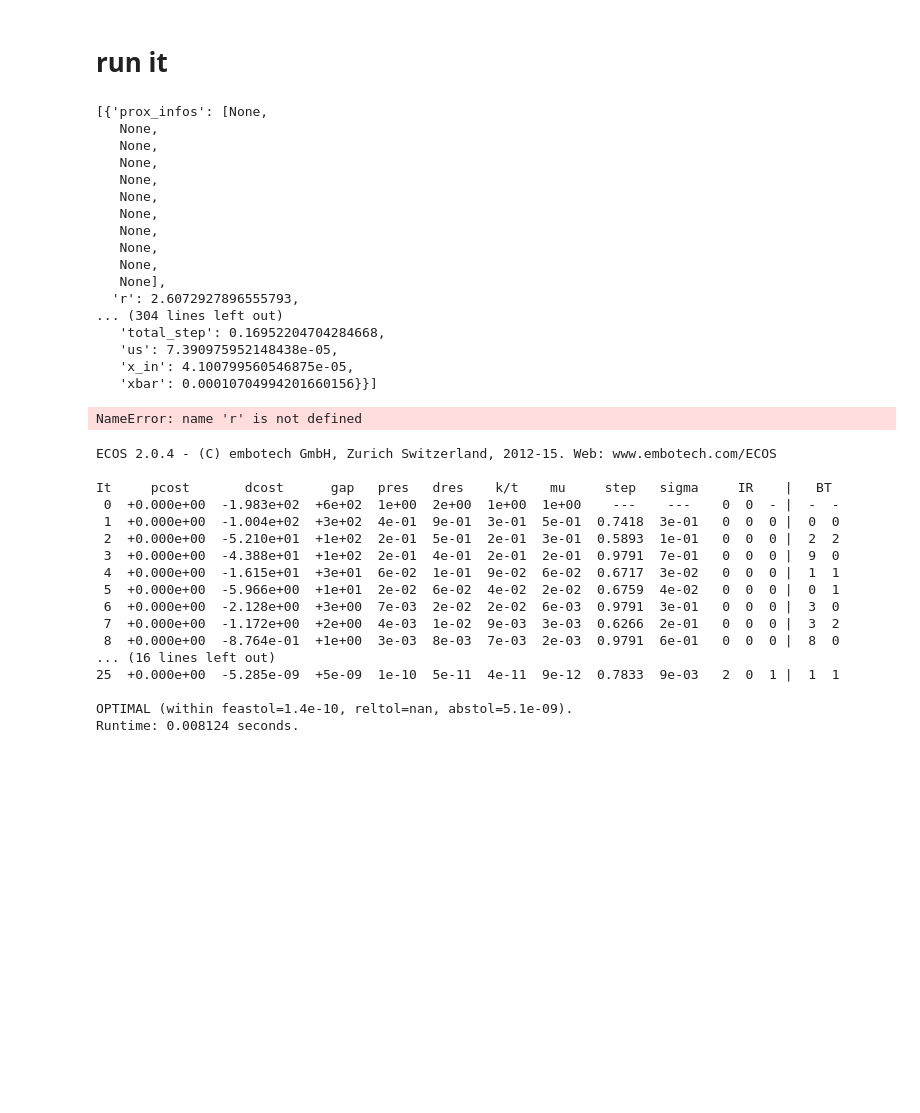
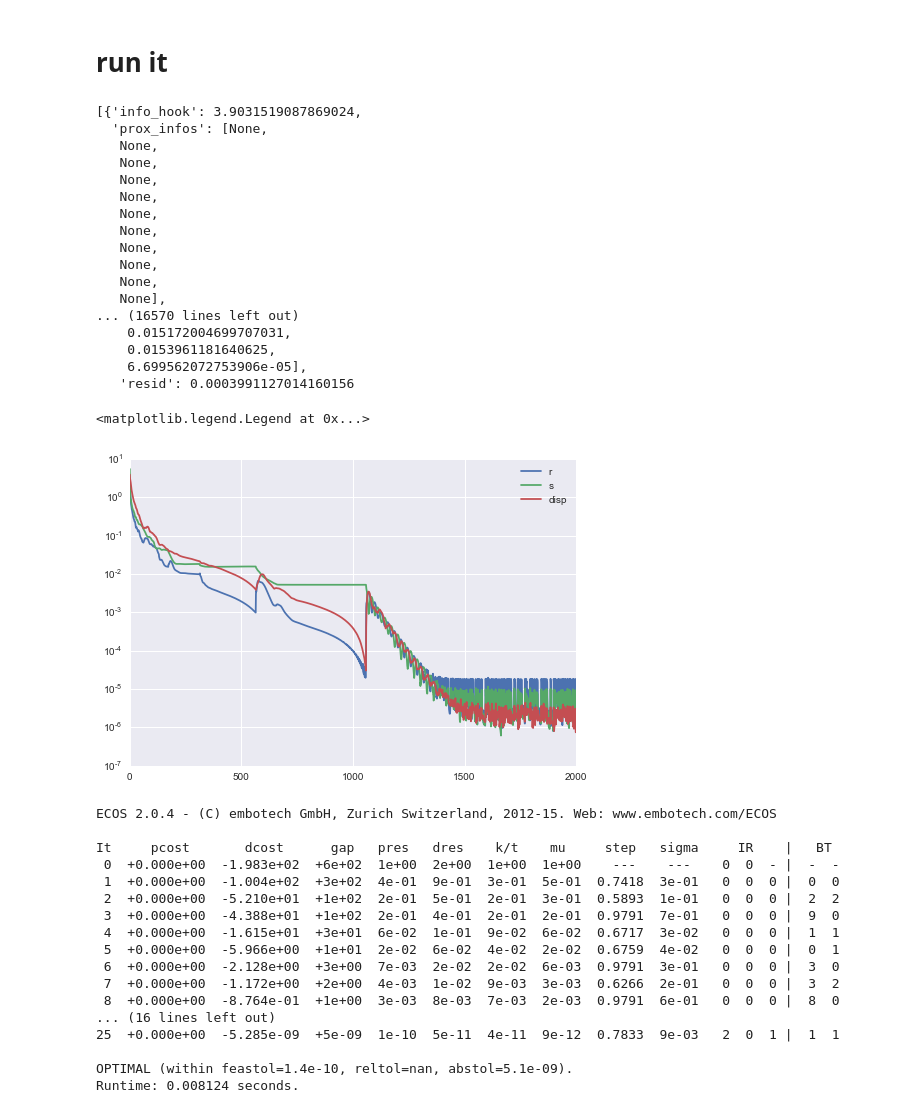
Before and after one commit to ajfriend/admm, a Jupyter notebook: Untitled.ipynb, the cells around one changed output. Drawn from its saved outputs; the diff is of its cells as text; code cells hidden in the pictures; blank space fills up the shorter version.

Commit message:
working. why does s residual stall?

```diff
--- a/Untitled.ipynb
+++ b/Untitled.ipynb
@@ -89,6 +89,8 @@ sns.heatmap(x)
 # %%
 from admm.market_eq import make_prox, make_sharing_prox
 from admm.admm import admm, plot_resid
+from admm.market_eq import make_displeasure_hook
+
 
 m = 10 #agents
 n = 10 #goods
@@ -103,12 +105,15 @@ total = {'x': np.sum(B,0)}
 foo = make_sharing_prox(total)
 
 proxes += [foo]
+
+displeasure_hook = make_displeasure_hook(A,B)
 # %%
-xbar, infos = admm(proxes, 1, 10)
+xbar, infos = admm(proxes, 1, 2000, info_hook=displeasure_hook)
 # %%
 infos
 # %% [output]
-[{'prox_infos': [None,
+[{'info_hook': 3.9031519087869024,
+  'prox_infos': [None,
    None,
    None,
    None,
@@ -119,16 +124,22 @@ infos
    None,
    None,
    None],
-  'r': 2.6072927896555793,
-... (304 lines left out)
-   'total_step': 0.16952204704284668,
-   'us': 7.390975952148438e-05,
-   'x_in': 4.100799560546875e-05,
-   'xbar': 0.00010704994201660156}}]
+... (16570 lines left out)
+    0.015172004699707031,
+    0.0153961181640625,
+    6.699562072753906e-05],
+   'resid': 0.0003991127014160156
-# %%
-plot_resid(r,s)
-# %% [output]
-NameError: name 'r' is not defined
+# %%
+from admm.admm import get_info
+
+r,s, disp = get_info(infos, 'r', 's', 'info_hook')
+
+n = len(r)
+plt.semilogy(range(n), r, range(n), s, range(n), disp)
+plt.legend(['r', 's', 'disp'])
+# %% [output]
+<matplotlib.legend.Legend at 0x...>
+[figure, added]
 # %%
 x, phi = solve_linear_eq(A,B)
 # %% [output]
```
Also changed, not shown: parts of 2 cells of this notebook, 2 other files.
